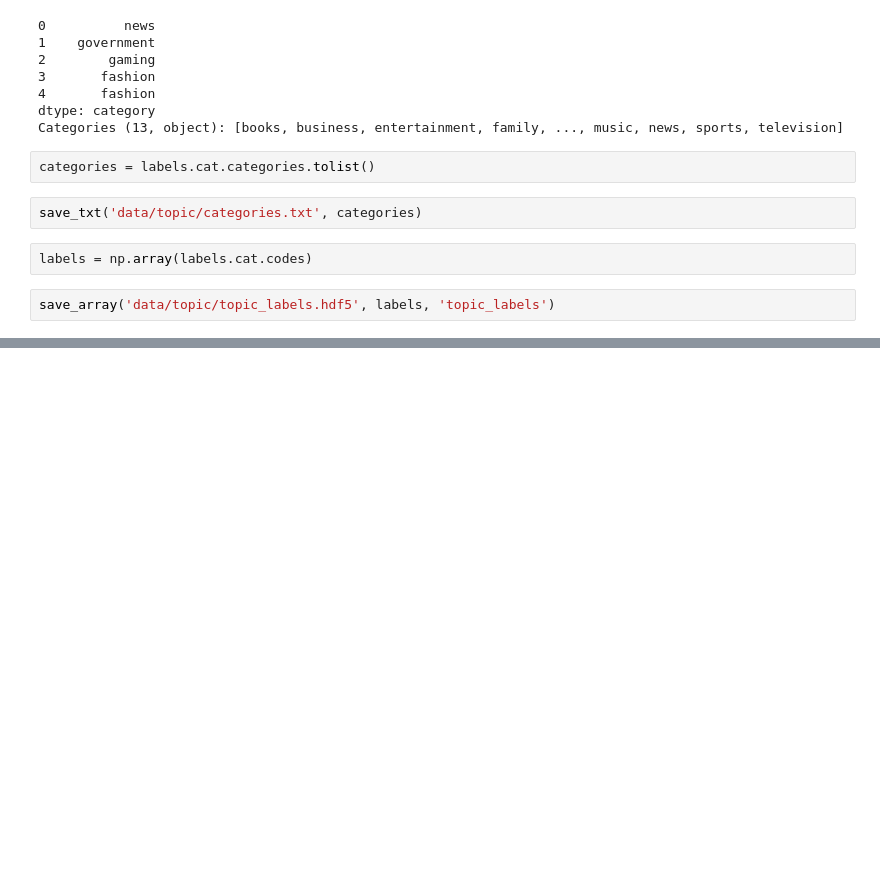
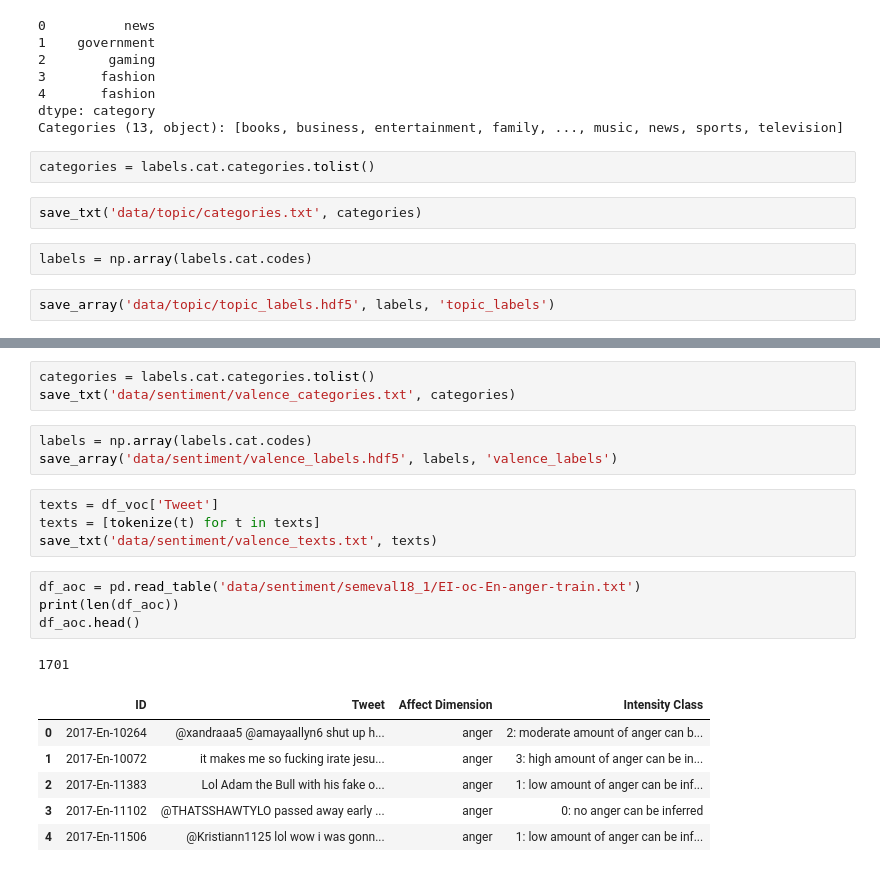
Before and after one commit to felixpeters/retweet-prediction, a Jupyter notebook: transfer_data_preprocessing.ipynb, the cells around one changed output, grey strips where cells are left out. Drawn from its saved outputs; the diff is of its cells as text; blank space fills up the shorter version.

```diff
--- a/transfer_data_preprocessing.ipynb
+++ b/transfer_data_preprocessing.ipynb
@@ -175,0 +280,22 @@ save_array('data/topic/topic_labels.hdf5', labels, 'topic_labels')
+# %%
+categories = labels.cat.categories.tolist()
+save_txt('data/sentiment/valence_categories.txt', categories)
+# %%
+labels = np.array(labels.cat.codes)
+save_array('data/sentiment/valence_labels.hdf5', labels, 'valence_labels')
+# %%
+texts = df_voc['Tweet']
+texts = [tokenize(t) for t in texts]
+save_txt('data/sentiment/valence_texts.txt', texts)
+# %%
+df_aoc = pd.read_table('data/sentiment/semeval18_1/EI-oc-En-anger-train.txt')
+print(len(df_aoc))
+df_aoc.head()
+# %% [output]
+1701
+|  | ID | Tweet | Affect Dimension | Intensity Class |
+| 0 | 2017-En-10264 | @xandraaa5 @amayaallyn6 shut up h... | anger | 2: moderate amount of anger can b... |
+| 1 | 2017-En-10072 | it makes me so fucking irate jesu... | anger | 3: high amount of anger can be in... |
+| 2 | 2017-En-11383 | Lol Adam the Bull with his fake o... | anger | 1: low amount of anger can be inf... |
+| 3 | 2017-En-11102 | @THATSSHAWTYLO passed away early ... | anger | 0: no anger can be inferred |
+| 4 | 2017-En-11506 | @Kristiann1125 lol wow i was gonn... | anger | 1: low amount of anger can be inf... |
```
Also changed, not shown: parts of 23 cells of this notebook, 2 other files.
